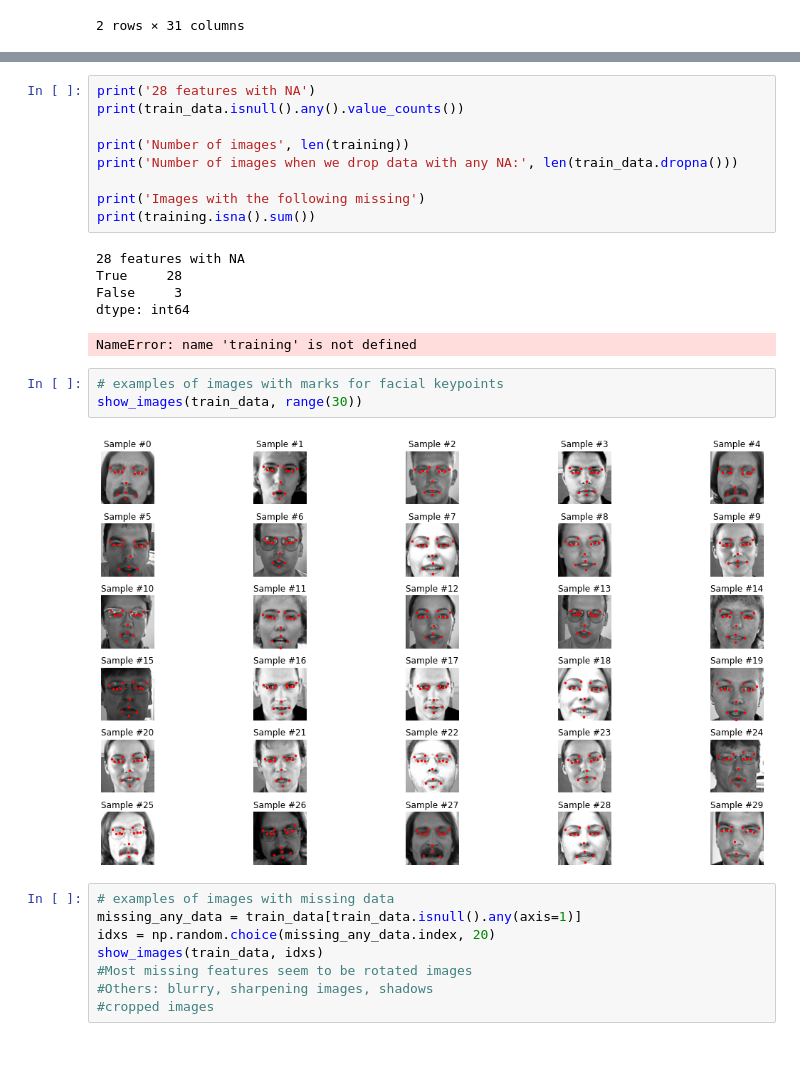
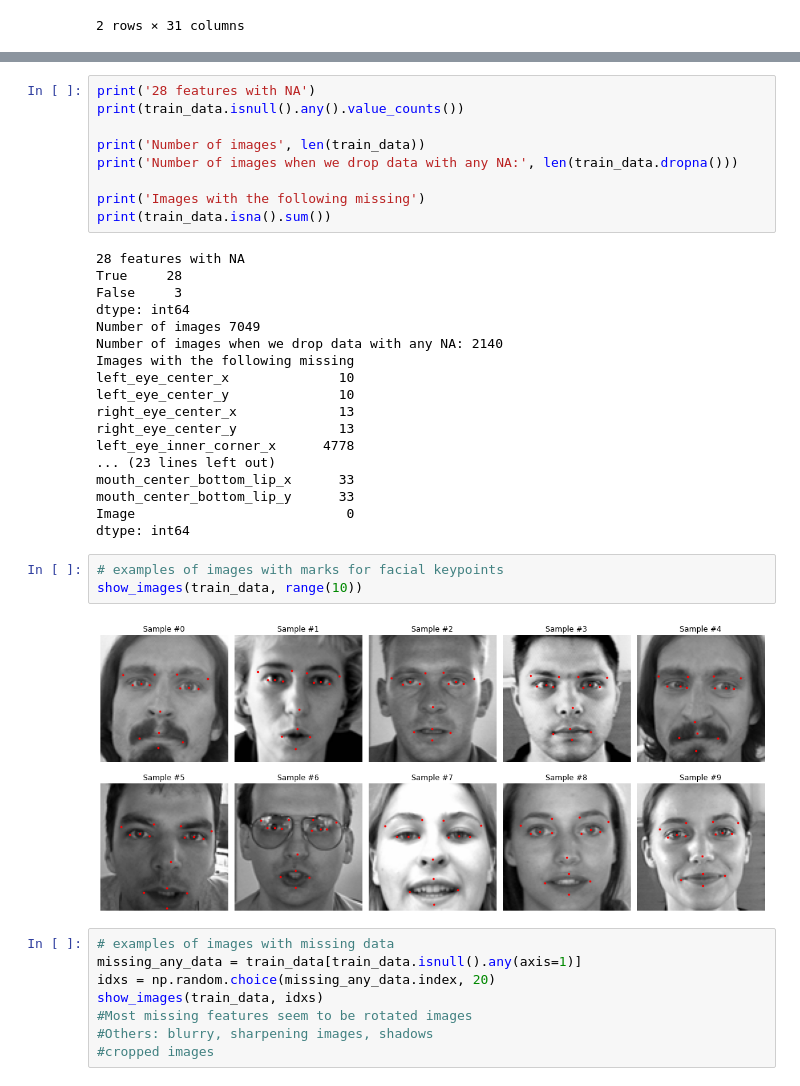
Before and after one commit to jorgeah92/Facial_Keypoints_Detection, a Jupyter notebook: pr_facial_eda_baseline_cnn.ipynb, the cells around one changed output, grey strips where cells are left out. Cells and saved outputs as stored; diff of their text form; blank space fills up the shorter version.

```diff
--- a/pr_facial_eda_baseline_cnn.ipynb
+++ b/pr_facial_eda_baseline_cnn.ipynb
@@ -41,22 +75,34 @@ print(train_data.shape)
 print('28 features with NA')
 print(train_data.isnull().any().value_counts())
 
-print('Number of images', len(training))
+print('Number of images', len(train_data))
 print('Number of images when we drop data with any NA:', len(train_data.dropna()))
 
 print('Images with the following missing')
-print(training.isna().sum())
+print(train_data.isna().sum())
 # %% [output]
 28 features with NA
 True     28
 False     3
 dtype: int64
+Number of images 7049
+Number of images when we drop data with any NA: 2140
+Images with the following missing
+left_eye_center_x              10
+left_eye_center_y              10
+right_eye_center_x             13
+right_eye_center_y             13
+left_eye_inner_corner_x      4778
+... (23 lines left out)
+mouth_center_bottom_lip_x      33
+mouth_center_bottom_lip_y      33
+Image                           0
+dtype: int64
-NameError: name 'training' is not defined
 # %%
 # examples of images with marks for facial keypoints
-show_images(train_data, range(30))
+show_images(train_data, range(10))
 # %% [output]
-[figure, old version]
+[figure, new version]
 # %%
 # examples of images with missing data
 missing_any_data = train_data[train_data.isnull().any(axis=1)]
```
Also changed, not shown: parts of 2 cells of this notebook.
